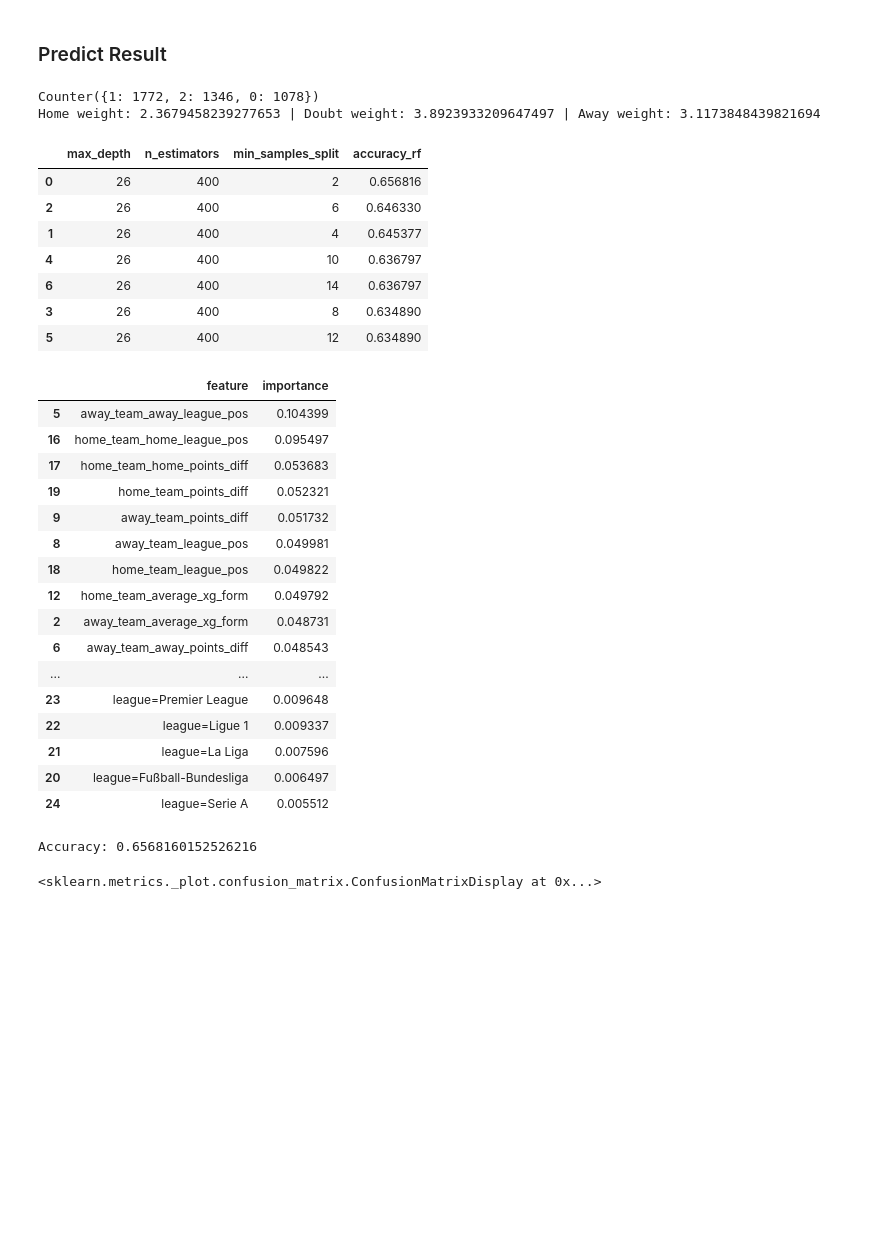
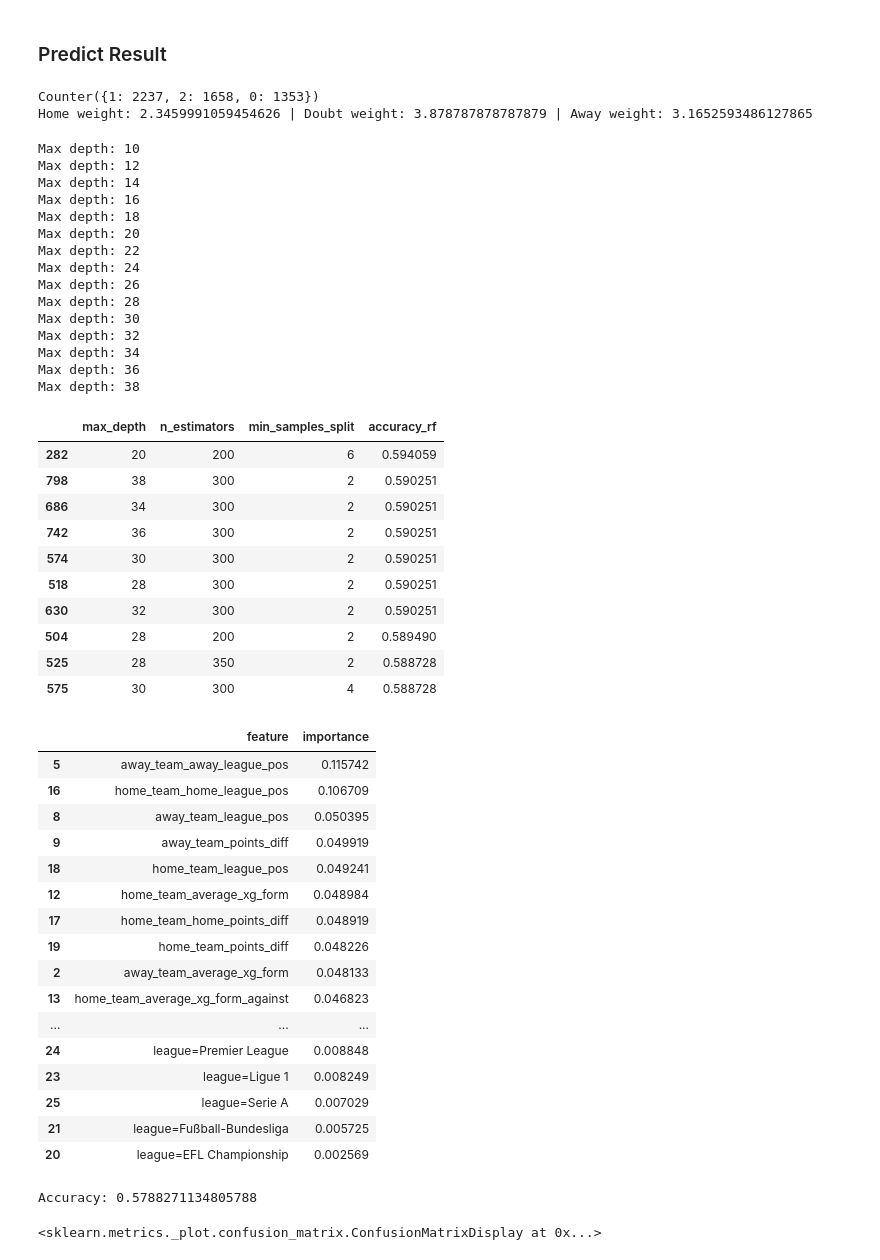
Before and after one commit to Flow791/ml_zoomcamp, a Jupyter notebook: mid_term_project/src/football_predict_model.ipynb, the cells around one changed output. Saved outputs shown, nothing was run; the diff lists cells and outputs as text; code cells hidden in the pictures; blank space fills up the shorter version.

```diff
--- a/mid_term_project/src/football_predict_model.ipynb
+++ b/mid_term_project/src/football_predict_model.ipynb
@@ -104,43 +105,61 @@ away_weight = (class_counts[0] + class_counts[1] + class_counts[2]) / class_coun
 print(f'Home weight: {home_weight} | Doubt weight: {doubt_weight} | Away weight: {away_weight}')
 class_weights = {0: doubt_weight, 1: home_weight, 2: away_weight}
 
-for max_depth in tqdm(range(5,40,1)):
+for max_depth in tqdm(range(10,40,2)):
     print(f'Max depth: {max_depth}')
     for n_estimator in range(200, 600, 50):
         for min_samples_split in range(2,16,2):
             r_rf_model = RandomForestClassifier(max_depth=max_depth,
                                                 n_estimators=n_estimator,
                                                 min_samples_split= min_samples_split,
                                                 class_weight= class_weights,
                                                 random_state=42)
             r_rf_model.fit(X_train_score, y_train_score)
             y_pred_result = r_rf_model.predict(X_test_score)
 
             tmp_score_rf = accuracy_score(y_test_score, y_pred_result)
 
             df_temp = pd.DataFrame([{'max_depth':max_depth,
                                         'n_estimators': n_estimator,
                                         'min_samples_split':min_samples_split,
                                         'accuracy_rf':tmp_score_rf}])
 
             if df_result_accuracy.empty:
                 df_result_accuracy = df_temp
             else:
                 df_result_accuracy = pd.concat([df_result_accuracy, df_temp], ignore_index = True)
 
 df_result_accuracy = df_result_accuracy.sort_values('accuracy_rf', ascending=False)
 df_result_accuracy.head(10)
 # %% [output]
-Counter({1: 1772, 2: 1346, 0: 1078})
-Home weight: 2.3679458239277653 | Doubt weight: 3.8923933209647497 | Away weight: 3.1173848439821694
+Counter({1: 2237, 2: 1658, 0: 1353})
+Home weight: 2.3459991059454626 | Doubt weight: 3.878787878787879 | Away weight: 3.1652593486127865
+Max depth: 10
+Max depth: 12
+Max depth: 14
+Max depth: 16
+Max depth: 18
+Max depth: 20
+Max depth: 22
+Max depth: 24
+Max depth: 26
+Max depth: 28
+Max depth: 30
+Max depth: 32
+Max depth: 34
+Max depth: 36
+Max depth: 38
 |  | max_depth | n_estimators | min_samples_split | accuracy_rf |
-| 0 | 26 | 400 | 2 | 0.656816 |
-| 2 | 26 | 400 | 6 | 0.646330 |
-| 1 | 26 | 400 | 4 | 0.645377 |
-| 4 | 26 | 400 | 10 | 0.636797 |
-| 6 | 26 | 400 | 14 | 0.636797 |
-| 3 | 26 | 400 | 8 | 0.634890 |
-| 5 | 26 | 400 | 12 | 0.634890 |
+| 282 | 20 | 200 | 6 | 0.594059 |
+| 798 | 38 | 300 | 2 | 0.590251 |
+| 686 | 34 | 300 | 2 | 0.590251 |
+| 742 | 36 | 300 | 2 | 0.590251 |
+| 574 | 30 | 300 | 2 | 0.590251 |
+| 518 | 28 | 300 | 2 | 0.590251 |
+| 630 | 32 | 300 | 2 | 0.590251 |
+| 504 | 28 | 200 | 2 | 0.589490 |
+| 525 | 28 | 350 | 2 | 0.588728 |
+| 575 | 30 | 300 | 4 | 0.588728 |
 # %%
 result_model = RandomForestClassifier(max_depth=26,
                                       n_estimators=400,
@@ -157,29 +176,29 @@ feature_importances = feature_importances.sort_values(by='importance', ascending
 feature_importances
 # %% [output]
 |  | feature | importance |
-| 5 | away_team_away_league_pos | 0.104399 |
-| 16 | home_team_home_league_pos | 0.095497 |
-| 17 | home_team_home_points_diff | 0.053683 |
-| 19 | home_team_points_diff | 0.052321 |
-| 9 | away_team_points_diff | 0.051732 |
-| 8 | away_team_league_pos | 0.049981 |
-| 18 | home_team_league_pos | 0.049822 |
-| 12 | home_team_average_xg_form | 0.049792 |
-| 2 | away_team_average_xg_form | 0.048731 |
-| 6 | away_team_away_points_diff | 0.048543 |
+| 5 | away_team_away_league_pos | 0.115742 |
+| 16 | home_team_home_league_pos | 0.106709 |
+| 8 | away_team_league_pos | 0.050395 |
+| 9 | away_team_points_diff | 0.049919 |
+| 18 | home_team_league_pos | 0.049241 |
+| 12 | home_team_average_xg_form | 0.048984 |
+| 17 | home_team_home_points_diff | 0.048919 |
+| 19 | home_team_points_diff | 0.048226 |
+| 2 | away_team_average_xg_form | 0.048133 |
+| 13 | home_team_average_xg_form_against | 0.046823 |
 | ... | ... | ... |
-| 23 | league=Premier League | 0.009648 |
-| 22 | league=Ligue 1 | 0.009337 |
-| 21 | league=La Liga | 0.007596 |
-| 20 | league=Fußball-Bundesliga | 0.006497 |
-| 24 | league=Serie A | 0.005512 |
+| 24 | league=Premier League | 0.008848 |
+| 23 | league=Ligue 1 | 0.008249 |
+| 25 | league=Serie A | 0.007029 |
+| 21 | league=Fußball-Bundesliga | 0.005725 |
+| 20 | league=EFL Championship | 0.002569 |
 # %%
 y_pred_score = result_model.predict(X_test_score)
 accuracy_result = accuracy_score(y_test_score, y_pred_score)
 
 print(f'Accuracy: {accuracy_result}')
 # %% [output]
-Accuracy: 0.6568160152526216
+Accuracy: 0.5788271134805788
 # %%
 y_proba_result = result_model.predict_proba(X_test_score)
 
```
Also changed, not shown: parts of 16 cells of this notebook, 5 other files.
